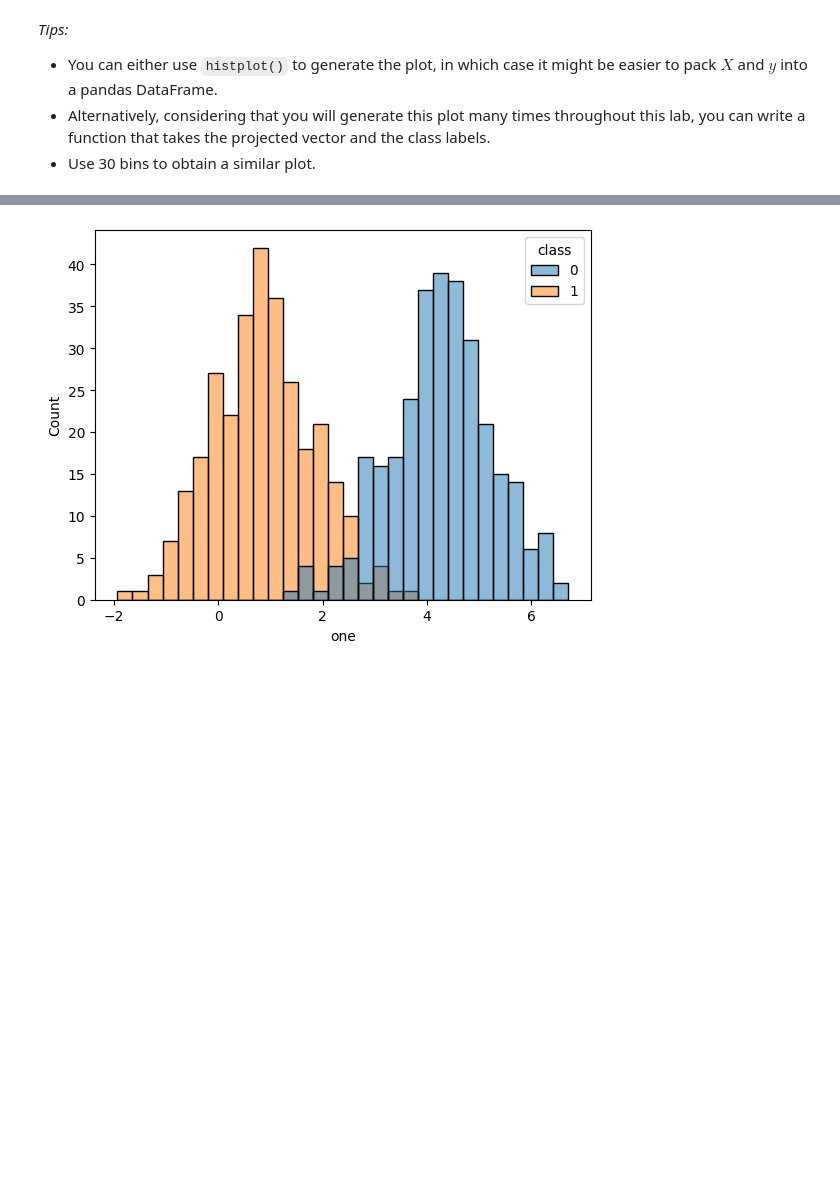
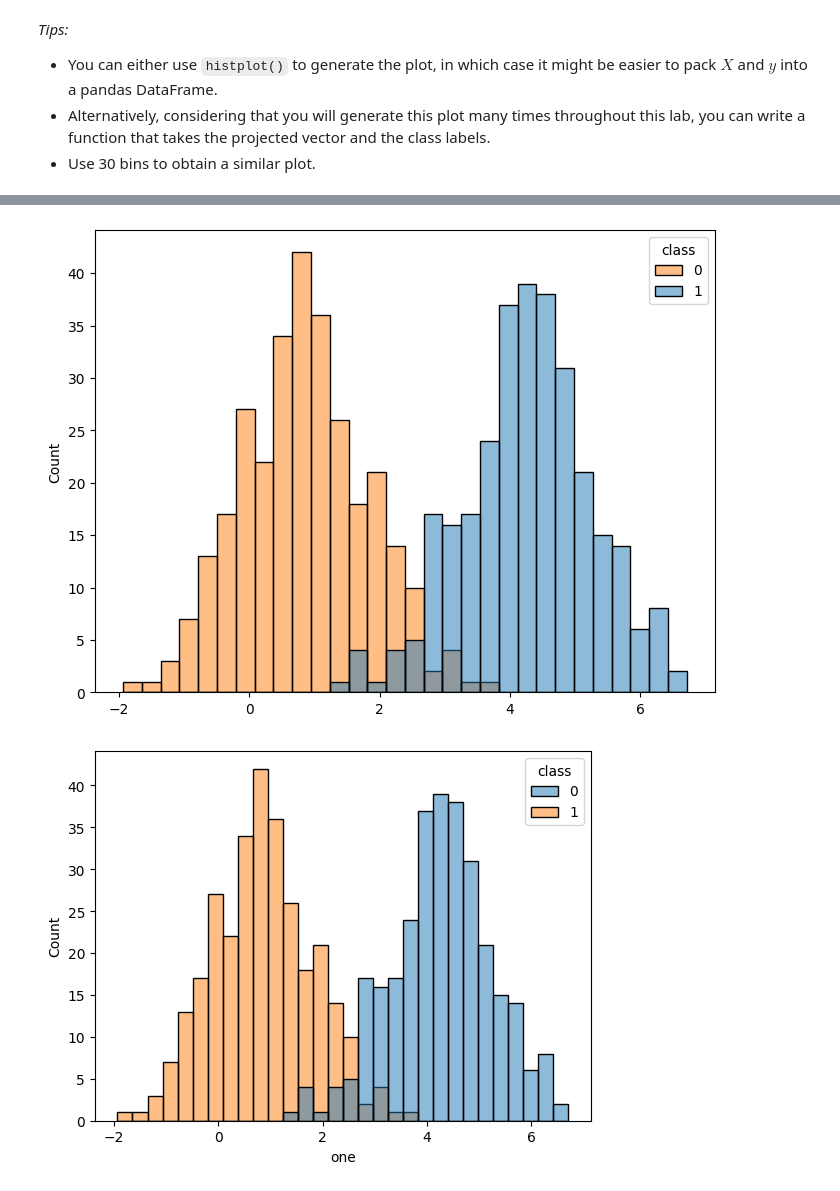
Before and after one commit to davi-dressler/fgv_tacd, a Jupyter notebook: Lab-3/Lab 06 -- Fisher's Discriminant.ipynb, the cells around one changed output, grey strips where cells are left out. Cells and saved outputs as stored; diff of their text form; code cells hidden in the pictures; blank space fills up the shorter version.

```diff
--- a/Lab-3/Lab 06 -- Fisher's Discriminant.ipynb
+++ b/Lab-3/Lab 06 -- Fisher's Discriminant.ipynb
@@ -43,3 +74,7 @@ _Tips:_
+# %%
+make_hist(X[:,1], y)
+# %% [output]
+[figure, added]
 # %%
 # your code goes here
 # %% [output]
```
Also changed, not shown: parts of 7 cells of this notebook.
